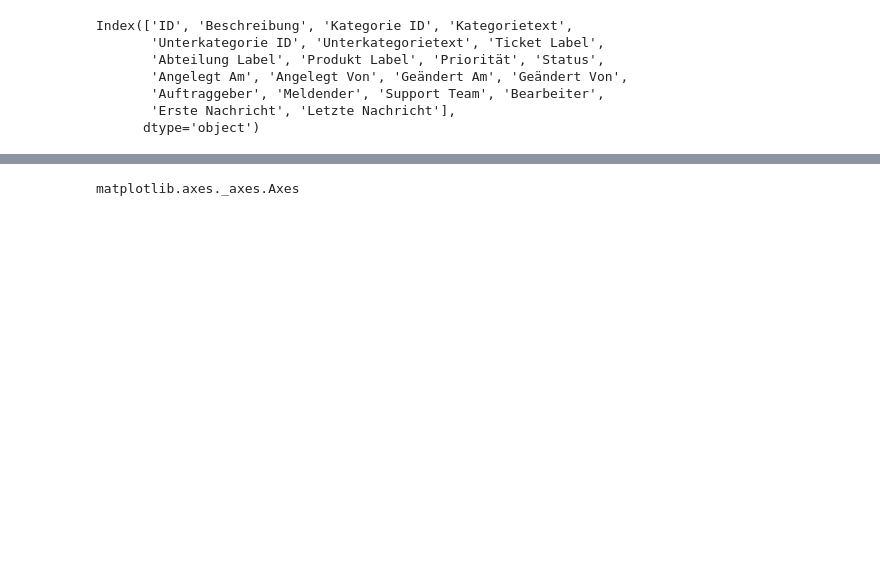
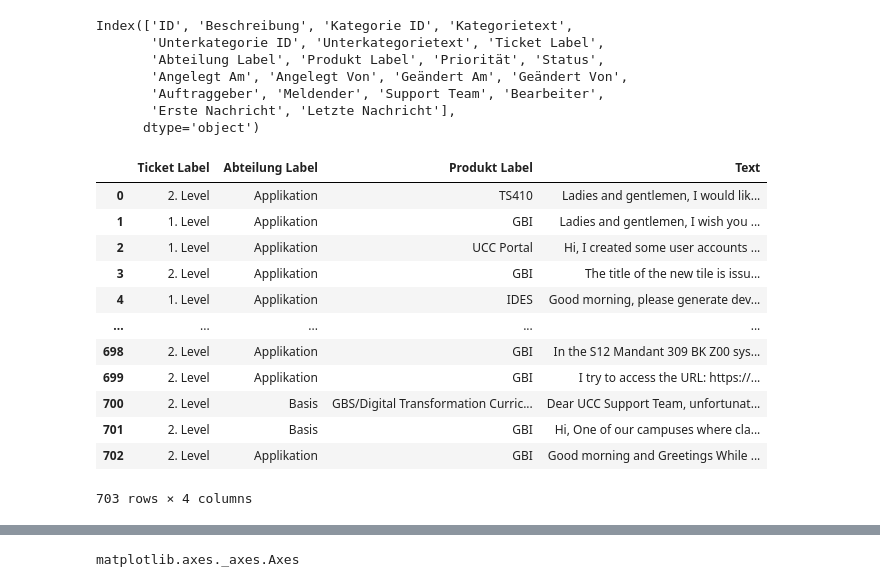
Before and after one commit to TheEliasBe/TicketClassification, a Jupyter notebook: notebooks/word_stats.ipynb, the cells around one changed output, grey strips where cells are left out. Saved outputs shown, nothing was run; the diff lists cells and outputs as text; code cells hidden in the pictures; blank space fills up the shorter version.

```diff
--- a/notebooks/word_stats.ipynb
+++ b/notebooks/word_stats.ipynb
@@ -22,6 +23,23 @@ Index(['ID', 'Beschreibung', 'Kategorie ID', 'Kategorietext',
       dtype='object')
 # %%
 df = pd.merge(df_text, df_ticket, on="ID", how="inner")
+# %%
+df = pd.read_csv("../data/02_intermediate/translated_2022.csv")
+df
+# %% [output]
+|  | Ticket Label | Abteilung Label | Produkt Label | Text |
+| 0 | 2. Level | Applikation | TS410 | Ladies and gentlemen, I would lik... |
+| 1 | 1. Level | Applikation | GBI | Ladies and gentlemen, I wish you ... |
+| 2 | 1. Level | Applikation | UCC Portal | Hi, I created some user accounts ... |
+| 3 | 2. Level | Applikation | GBI | The title of the new tile is issu... |
+| 4 | 1. Level | Applikation | IDES | Good morning, please generate dev... |
+| ... | ... | ... | ... | ... |
+| 698 | 2. Level | Applikation | GBI | In the S12 Mandant 309 BK Z00 sys... |
+| 699 | 2. Level | Applikation | GBI | I try to access the URL: https://... |
+| 700 | 2. Level | Basis | GBS/Digital Transformation Curric... | Dear UCC Support Team, unfortunat... |
+| 701 | 2. Level | Basis | GBI | Hi, One of our campuses where cla... |
+| 702 | 2. Level | Applikation | GBI | Good morning and Greetings While ... |
+703 rows × 4 columns
 # %%
 df[df["Abteilung Label"].str.contains("Basis")]
 # %% [output]
```
Also changed, not shown: parts of 22 cells of this notebook, 2 other files.
